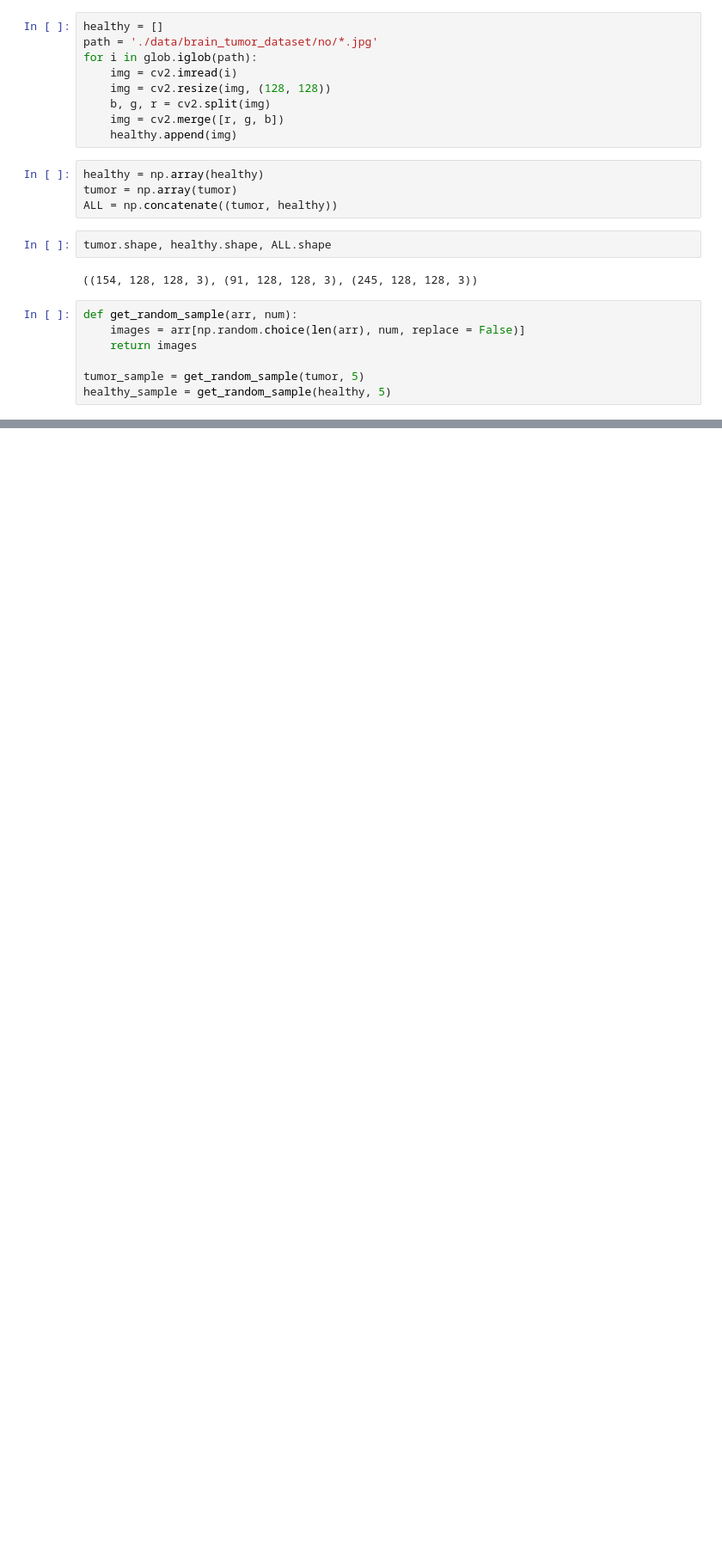
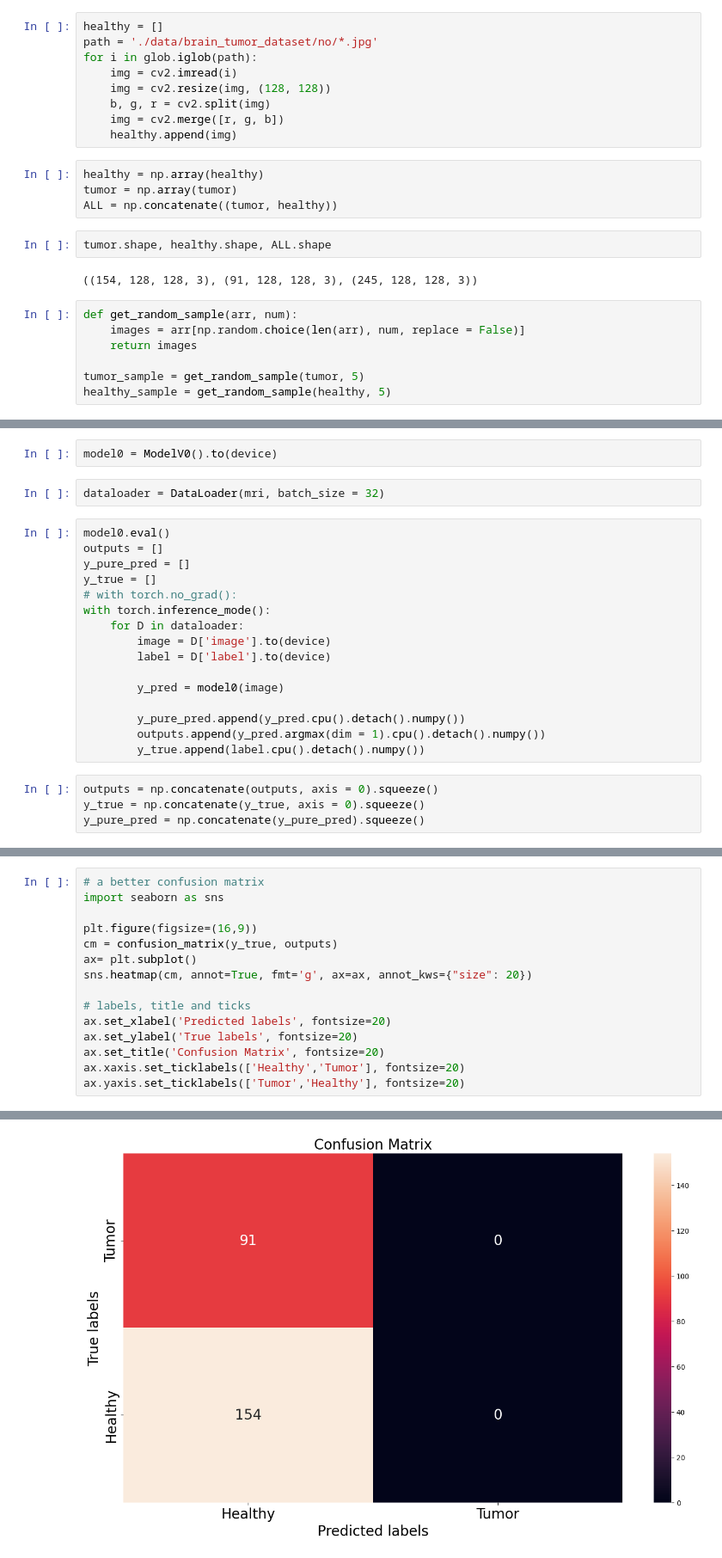
Before and after one commit to AkifPinarci/BrainTumor, a Jupyter notebook: main.ipynb, the cells around one changed output, grey strips where cells are left out. Shown at 86% size. Drawn from its saved outputs; the diff is of its cells as text; blank space fills up the shorter version.

Commit message:
Train cycle designed and confusion matrix created

```diff
--- a/main.ipynb
+++ b/main.ipynb
@@ -145,0 +198,24 @@ mri.image_show(18)
+# %%
+model0 = ModelV0().to(device)
+# %%
+dataloader = DataLoader(mri, batch_size = 32)
+# %%
+model0.eval()
+outputs = []
+y_pure_pred = []
+y_true = []
+# with torch.no_grad():
+with torch.inference_mode():
+    for D in dataloader:
+        image = D['image'].to(device)
+        label = D['label'].to(device)
+
+        y_pred = model0(image)
+
+        y_pure_pred.append(y_pred.cpu().detach().numpy())
+        outputs.append(y_pred.argmax(dim = 1).cpu().detach().numpy())
+        y_true.append(label.cpu().detach().numpy())
+# %%
+outputs = np.concatenate(outputs, axis = 0).squeeze()
+y_true = np.concatenate(y_true, axis = 0).squeeze()
+y_pure_pred = np.concatenate(y_pure_pred).squeeze()
@@ -145,0 +226,16 @@ mri.image_show(18)
+# %%
+# a better confusion matrix
+import seaborn as sns
+
+plt.figure(figsize=(16,9))
+cm = confusion_matrix(y_true, outputs)
+ax= plt.subplot()
+sns.heatmap(cm, annot=True, fmt='g', ax=ax, annot_kws={"size": 20})
+
+# labels, title and ticks
+ax.set_xlabel('Predicted labels', fontsize=20)
+ax.set_ylabel('True labels', fontsize=20)
+ax.set_title('Confusion Matrix', fontsize=20)
+ax.xaxis.set_ticklabels(['Healthy','Tumor'], fontsize=20)
+ax.yaxis.set_ticklabels(['Tumor','Healthy'], fontsize=20)
+# %% [output]
@@ -145,0 +243 @@ mri.image_show(18)
+[figure, added]
```
Also changed, not shown: parts of 19 cells of this notebook.
